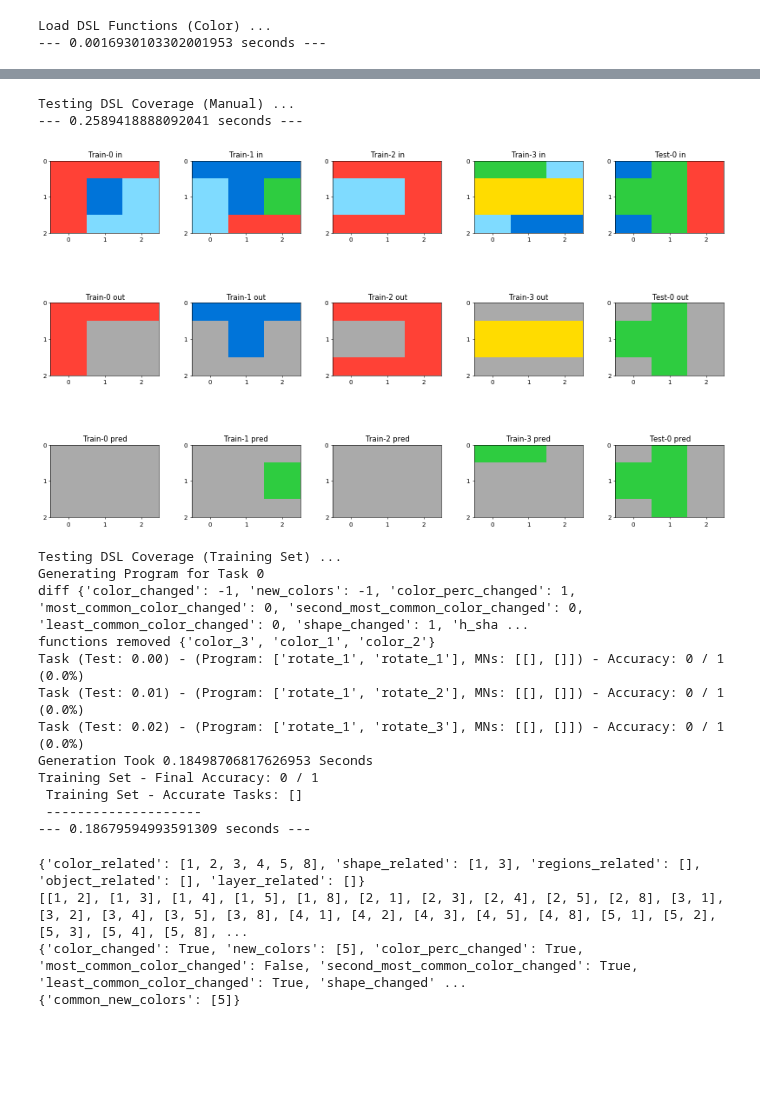
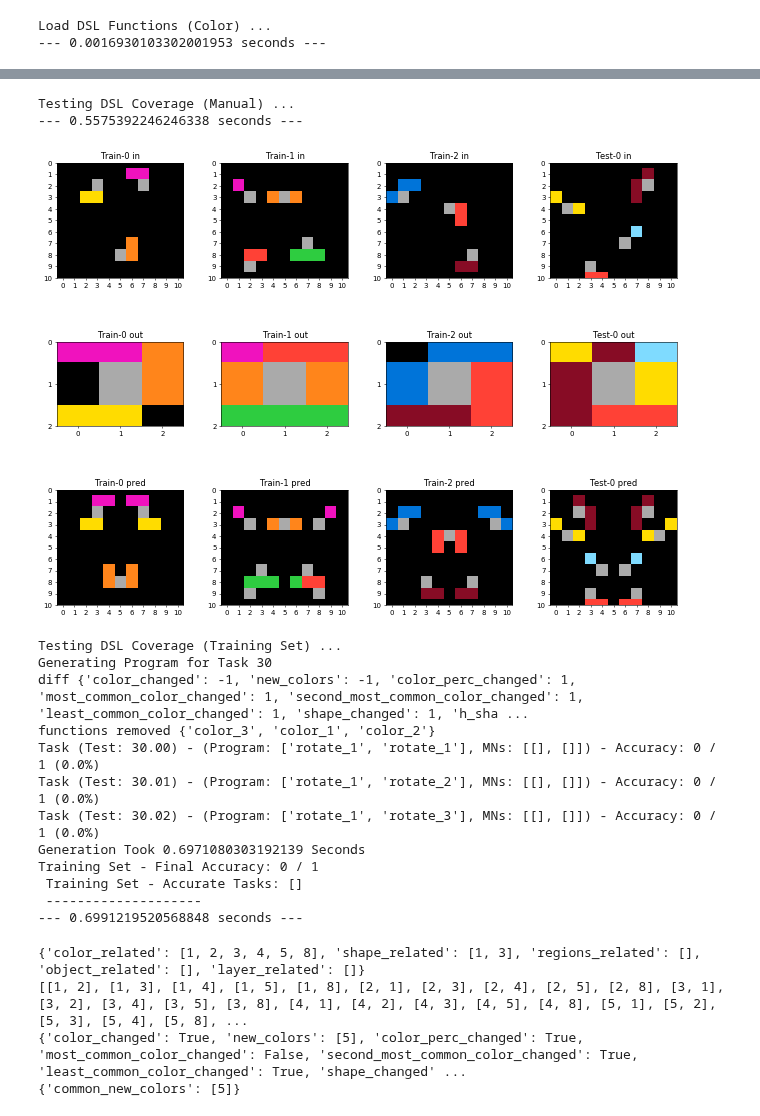
Before and after one commit to lorepieri8/ARC_challenge, a Jupyter notebook: ARC_DSL.ipynb, the cells around one changed output, grey strips where cells are left out. Drawn from its saved outputs; the diff is of its cells as text; code cells hidden in the pictures; blank space fills up the shorter version.

```diff
--- a/ARC_DSL.ipynb
+++ b/ARC_DSL.ipynb
@@ -1377,25 +1397,25 @@ Load Program Application Framework ...
 # %%
 start_time = time.time()
 print("Testing DSL Coverage (Manual) ...")
 
 def combine_tasks(a):
     b = a.copy()
     #print(b)
     #b = mirror_4(b)
-    b = color_3(b,*[3,5])
+    b = symmetric_5(b,*[3,5])
     #b = color_1(b,*[8,5])
 
     return b
 
-tasks_indices = [228]
+tasks_indices = [21]
 for task in tasks_indices:
     check_p(train_task_data[task], combine_tasks)
 
 print("--- %s seconds ---" % (time.time() - start_time))
 # %% [output]
 Testing DSL Coverage (Manual) ...
---- 0.2589418888092041 seconds ---
+--- 0.5575392246246338 seconds ---
-[figure, old version]
+[figure, new version]
 # %%
 start_time = time.time()
 print("Testing DSL Coverage (Training Set) ...")
@@ -1404,8 +1424,8 @@ accuracy_full = 0
 accuracy_tasks = []
 detailted_accuracy_tasks = []
 training_flag = True
-start=0
-finish=1
+start=30
+finish=31
 if training_flag == True:
     for task_n in range(start,finish):
         task_time = time.time()
@@ -1441,17 +1461,17 @@ if DEBUG:
 print("--- %s seconds ---" % (time.time() - start_time))
 # %% [output]
 Testing DSL Coverage (Training Set) ...
-Generating Program for Task 0
-diff {'color_changed': -1, 'new_colors': -1, 'color_perc_changed': 1, 'most_common_color_changed': 0, 'second_most_common_color_changed': 0, 'least_common_color_changed': 0, 'shape_changed': 1, 'h_sha ...
+Generating Program for Task 30
+diff {'color_changed': -1, 'new_colors': -1, 'color_perc_changed': 1, 'most_common_color_changed': 1, 'second_most_common_color_changed': 1, 'least_common_color_changed': 1, 'shape_changed': 1, 'h_sha ...
 functions removed {'color_3', 'color_1', 'color_2'}
-Task (Test: 0.00) - (Program: ['rotate_1', 'rotate_1'], MNs: [[], []]) - Accuracy: 0 / 1 (0.0%)
-Task (Test: 0.01) - (Program: ['rotate_1', 'rotate_2'], MNs: [[], []]) - Accuracy: 0 / 1 (0.0%)
-Task (Test: 0.02) - (Program: ['rotate_1', 'rotate_3'], MNs: [[], []]) - Accuracy: 0 / 1 (0.0%)
-Generation Took 0.18498706817626953 Seconds
+Task (Test: 30.00) - (Program: ['rotate_1', 'rotate_1'], MNs: [[], []]) - Accuracy: 0 / 1 (0.0%)
+Task (Test: 30.01) - (Program: ['rotate_1', 'rotate_2'], MNs: [[], []]) - Accuracy: 0 / 1 (0.0%)
+Task (Test: 30.02) - (Program: ['rotate_1', 'rotate_3'], MNs: [[], []]) - Accuracy: 0 / 1 (0.0%)
+Generation Took 0.6971080303192139 Seconds
 Training Set - Final Accuracy: 0 / 1
  Training Set - Accurate Tasks: []
  --------------------
---- 0.18679594993591309 seconds ---
+--- 0.6991219520568848 seconds ---
 # %%
 # Work Area. Feel free to clean if it gets too messy.
 # %%
```
Also changed, not shown: parts of 8 cells of this notebook.
